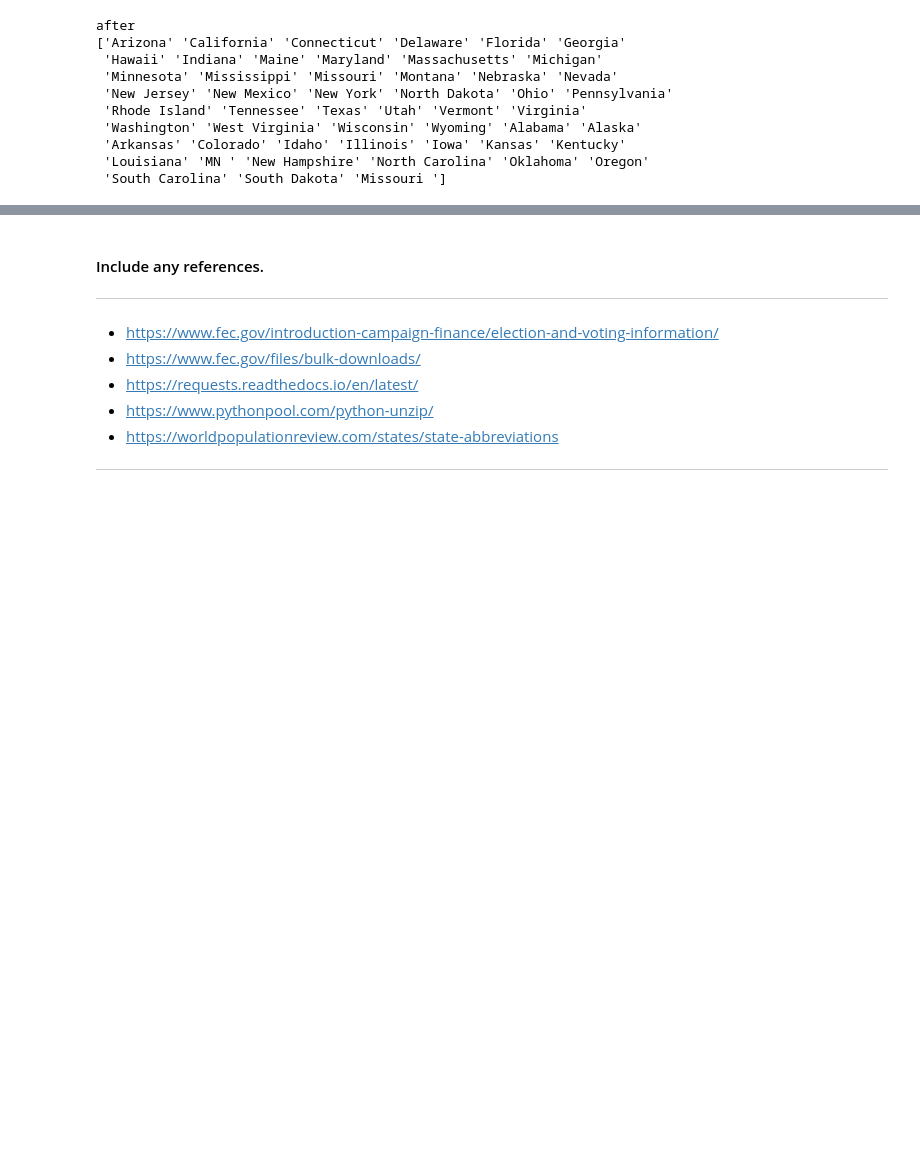
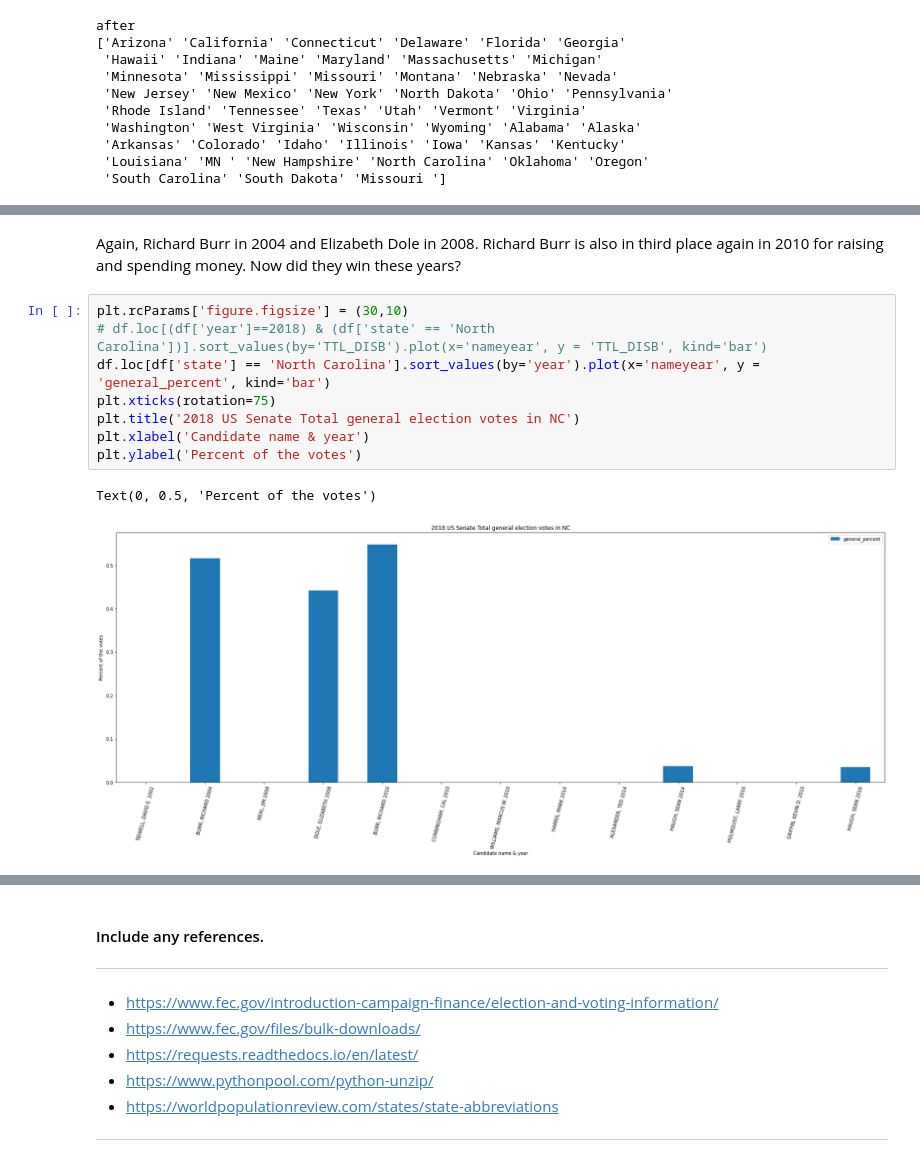
Before and after one commit to matthewasloan95/US-House-Senate-campaign-funding-vs-winning, a Jupyter notebook: Project1.ipynb, the cells around one changed output, grey strips where cells are left out. Drawn from its saved outputs; the diff is of its cells as text; blank space fills up the shorter version.

```diff
--- a/Project1.ipynb
+++ b/Project1.ipynb
@@ -373,0 +564,15 @@ In addition, I want columns indicating FED ID, year, and State just like the Sen
+# %% [markdown]
+Again, Richard Burr in 2004 and Elizabeth Dole in 2008.
+Richard Burr is also in third place again in 2010 for raising and spending money.
+Now did they win these years?
+# %%
+plt.rcParams['figure.figsize'] = (30,10)
+# df.loc[(df['year']==2018) & (df['state' == 'North Carolina'])].sort_values(by='TTL_DISB').plot(x='nameyear', y = 'TTL_DISB', kind='bar')
+df.loc[df['state'] == 'North Carolina'].sort_values(by='year').plot(x='nameyear', y = 'general_percent', kind='bar')
+plt.xticks(rotation=75)
+plt.title('2018 US Senate Total general election votes in NC')
+plt.xlabel('Candidate name & year')
+plt.ylabel('Percent of the votes')
+# %% [output]
+Text(0, 0.5, 'Percent of the votes')
+[figure, added]
```
Also changed, not shown: parts of 47 cells of this notebook, 1 other file.
